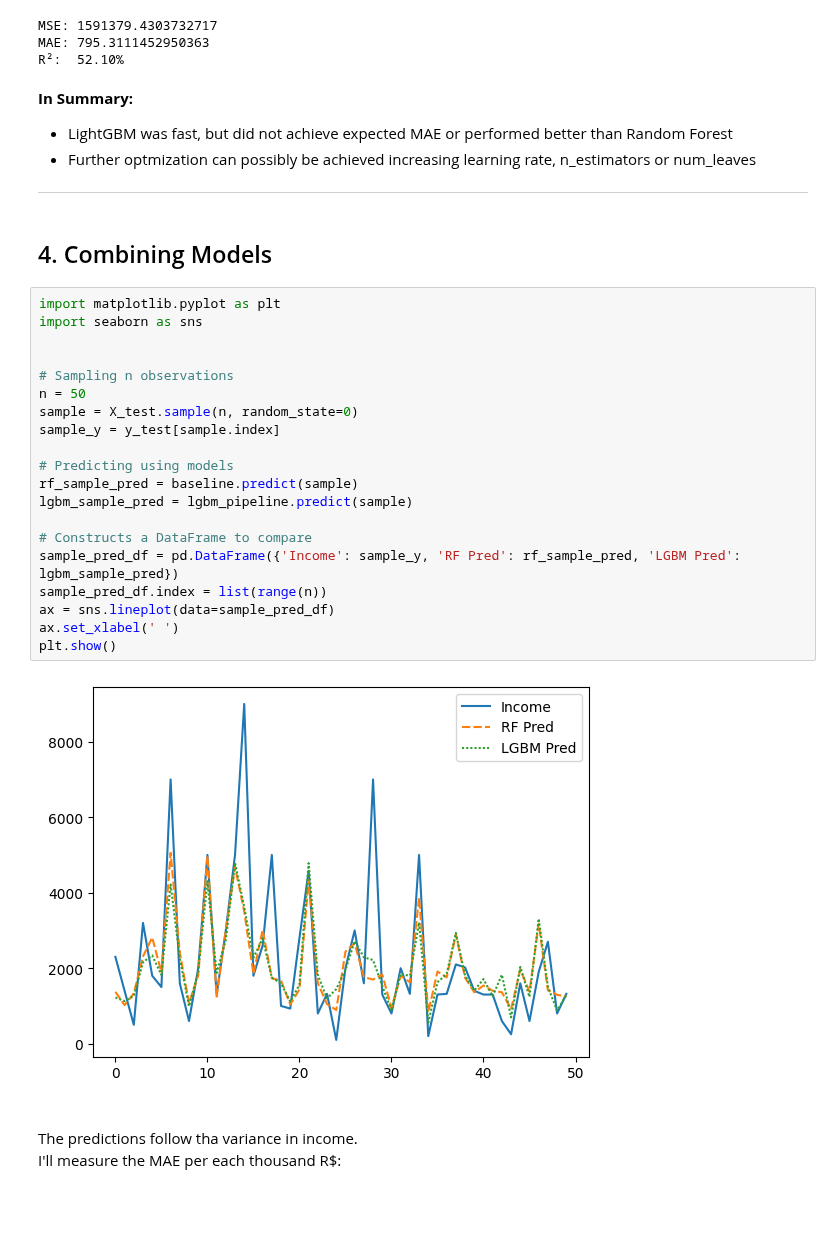
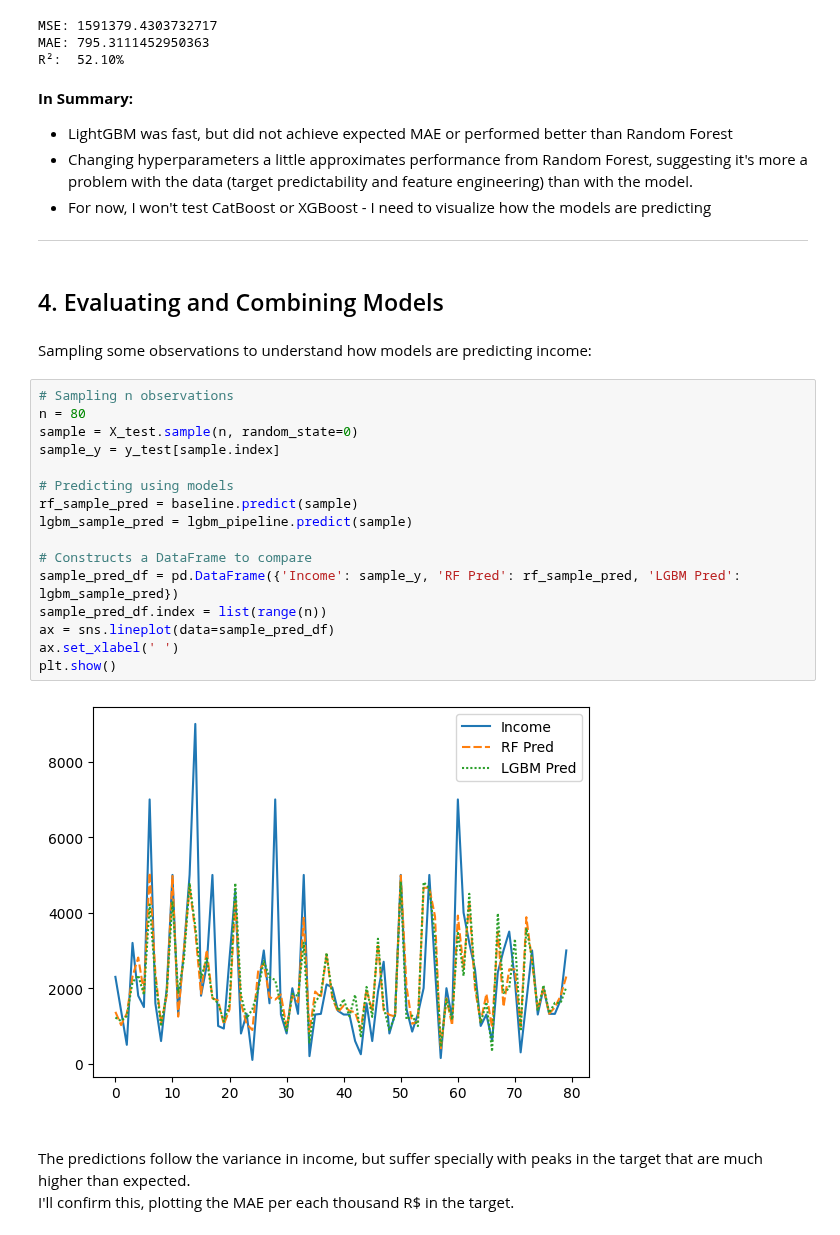
Before and after one commit to viniciussuares/IncomePrediction, a Jupyter notebook: notebooks/model_selection.ipynb, the cells around one changed output. Cells and saved outputs as stored; diff of their text form; blank space fills up the shorter version.

Commit message:
Advanced in Combined Models Analysis

```diff
--- a/notebooks/model_selection.ipynb
+++ b/notebooks/model_selection.ipynb
@@ -278,38 +240,37 @@ print(f'R²: {utils.make_percentage(r2_score(y_test, lgbm_pred ))}')
 MSE: 1591379.4303732717
 MAE: 795.3111452950363
 R²:  52.10%
-# %% [markdown]
-**In Summary:**
-- LightGBM was fast, but did not achieve expected MAE or performed better than Random Forest
-- Further optmization can possibly be achieved increasing learning rate, n_estimators or num_leaves
-_____
+# %% [markdown]
+**In Summary:**
+- LightGBM was fast, but did not achieve expected MAE or performed better than Random Forest
+- Changing hyperparameters a little approximates performance from Random Forest, suggesting it's more a problem with the data (target predictability and feature engineering) than with the model.
+- For now, I won't test CatBoost or XGBoost - I need to visualize how the models are predicting
+_____
 # %% [markdown]
-## 4. Combining Models
+## 4. Evaluating and Combining Models
+# %% [markdown]
+Sampling some observations to understand how models are predicting income:
 # %%
-import matplotlib.pyplot as plt
-import seaborn as sns
-
-
 # Sampling n observations
-n = 50
+n = 80
 sample = X_test.sample(n, random_state=0)
 sample_y = y_test[sample.index]
 
 # Predicting using models
 rf_sample_pred = baseline.predict(sample)
 lgbm_sample_pred = lgbm_pipeline.predict(sample)
 
 # Constructs a DataFrame to compare
 sample_pred_df = pd.DataFrame({'Income': sample_y, 'RF Pred': rf_sample_pred, 'LGBM Pred': lgbm_sample_pred})
 sample_pred_df.index = list(range(n))
 ax = sns.lineplot(data=sample_pred_df)
 ax.set_xlabel(' ')
 plt.show()
 # %% [output]
-[figure, old version]
+[figure, new version]
 # %% [markdown]
-The predictions follow tha variance in income.
-I'll measure the MAE per each thousand R$:
+The predictions follow the variance in income, but suffer specially with peaks in the target that are much higher than expected.
+I'll confirm this, plotting the MAE per each thousand R$ in the target.
 # %%
 rf_maes = {}
 lgbm_maes = {}
```
Also changed, not shown: parts of 29 cells of this notebook, 3 other files.
